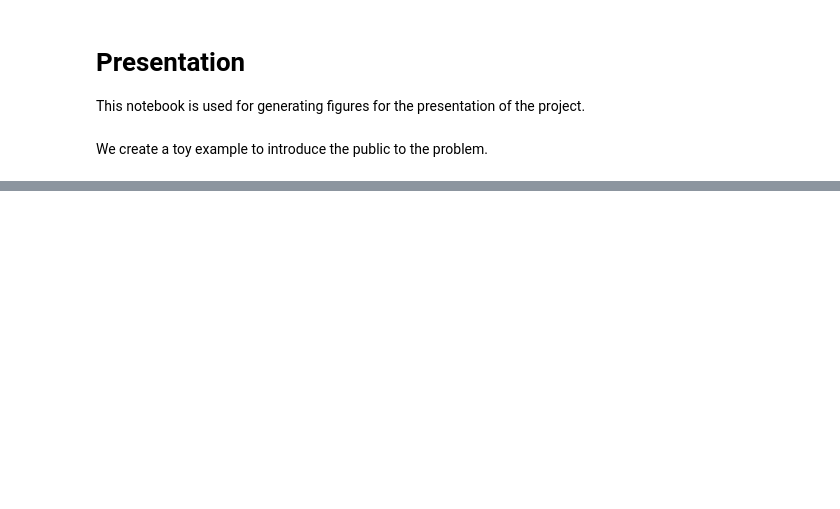
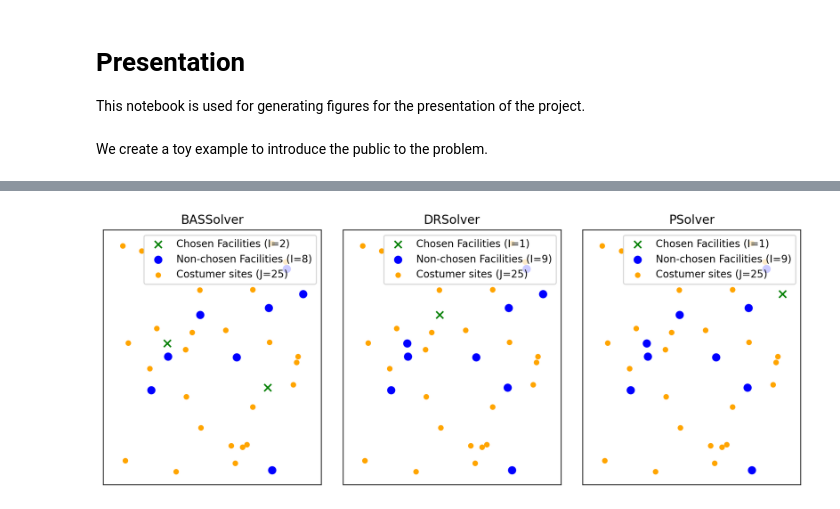
Before and after one commit to gabriel-fortin-leblanc/distributionally-robust-facility-location-problem, a Jupyter notebook: src/presentation.ipynb, the cells around one changed output, grey strips where cells are left out. Cells and saved outputs as stored; diff of their text form; code cells hidden in the pictures; blank space fills up the shorter version.

```diff
--- a/src/presentation.ipynb
+++ b/src/presentation.ipynb
@@ -71,0 +94,4 @@ fig.show()
+# %%
+bas_solver = solvers.BASSolver(nf=flp.nf, nc=flp.nc)
+dr_solver = solvers.DRSolver(nf=flp.nf, nc=flp.nc)
+p_solver = solvers.PSolver()
@@ -71,0 +121,57 @@ fig.show()
+# %%
+# Plot chosen facilities and costumer site
+def print_chosen_on_ax(ax, mask):
+    nmask = ~mask
+    ax.set_title("Chosen Facilities & Costumer Sites")
+    ax.set_xlim(-11, 11)
+    ax.set_ylim(-11, 11)
+    ax.scatter(
+        fac_pos[mask, 0],
+        fac_pos[mask, 1],
+        c="green",
+        marker="x",
+        s=50,
+        label=f"Chosen Facilities (I={mask.sum()})",
+    )
+    ax.scatter(
+        fac_pos[nmask, 0],
+        fac_pos[nmask, 1],
+        c="blue",
+        marker="o",
+        s=50,
+        label=f"Non-chosen Facilities (I={nmask.sum()})",
+    )
+    ax.scatter(
+        cs_pos[:, 0],
+        cs_pos[:, 1],
+        c="orange",
+        marker="o",
+        s=20,
+        label=f"Costumer sites (J={num_cs})",
+    )
+    ax.get_xaxis().set_visible(False)
+    ax.get_yaxis().set_visible(False)
+    ax.legend()
+
+
+fig = plt.figure(dpi=200, figsize=(10, 4))
+
+bas_ax = fig.add_subplot(1, 3, 1)
+bas_chosen_mask = bas_solver.y.astype(bool)
+print_chosen_on_ax(bas_ax, bas_chosen_mask)
+dr_ax = fig.add_subplot(1, 3, 2)
+dr_chosen_mask = dr_solver.y.astype(bool)
+print_chosen_on_ax(dr_ax, dr_chosen_mask)
+p_ax = fig.add_subplot(1, 3, 3)
+p_chosen_mask = p_solver.y.astype(bool)
+print_chosen_on_ax(p_ax, p_chosen_mask)
+bas_ax.set_title("BASSolver")
+dr_ax.set_title("DRSolver")
+p_ax.set_title("PSolver")
+
+fig.tight_layout()
+
+fig.savefig(os.path.join(FIGURE_DIR, "chosen_facility_costumer_site_pos.png"))
+fig.show()
+# %% [output]
+[figure, added]
```
Also changed, not shown: parts of 6 cells of this notebook, 3 other files.
